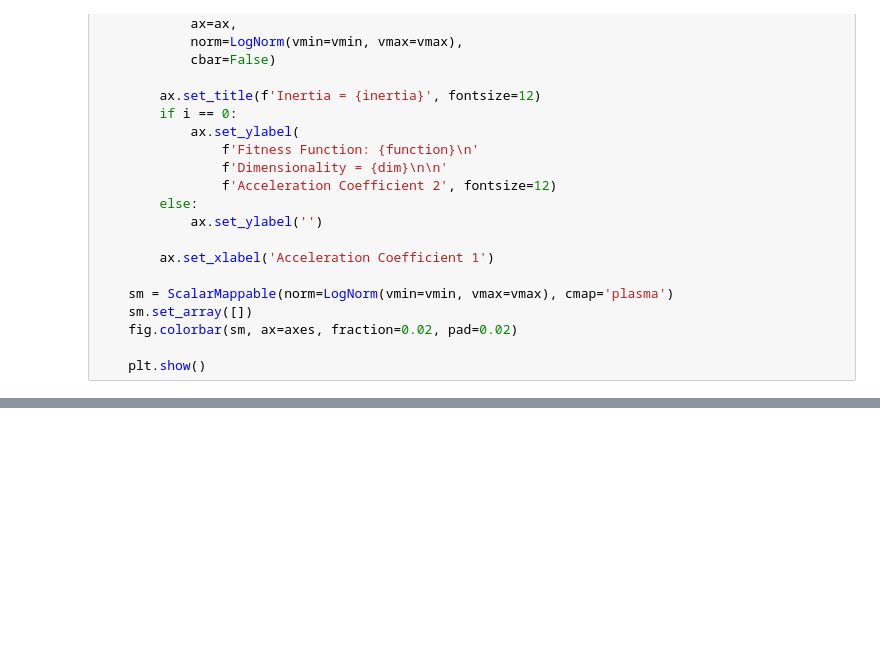
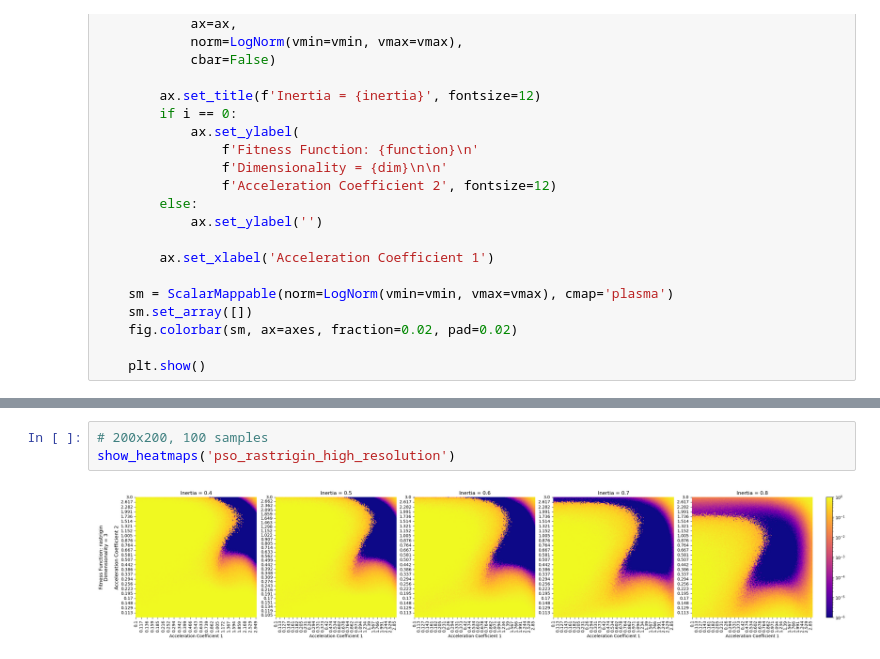
Before and after one commit to JestemPawlem/MetaheuristicsOptimization, a Jupyter notebook: scripts/testing_pso.ipynb, the cells around one changed output, grey strips where cells are left out. Cells and saved outputs as stored; diff of their text form; blank space fills up the shorter version.

```diff
--- a/scripts/testing_pso.ipynb
+++ b/scripts/testing_pso.ipynb
@@ -91 +91,6 @@ show_heatmaps('PSO_results_benchmark_20260723_160416')
+# %%
+# 200x200, 100 samples
+show_heatmaps('pso_rastrigin_high_resolution')
+# %% [output]
+[figure, added]
 # %%
```
Also changed, not shown: parts of 7 cells of this notebook, 14 other files.
